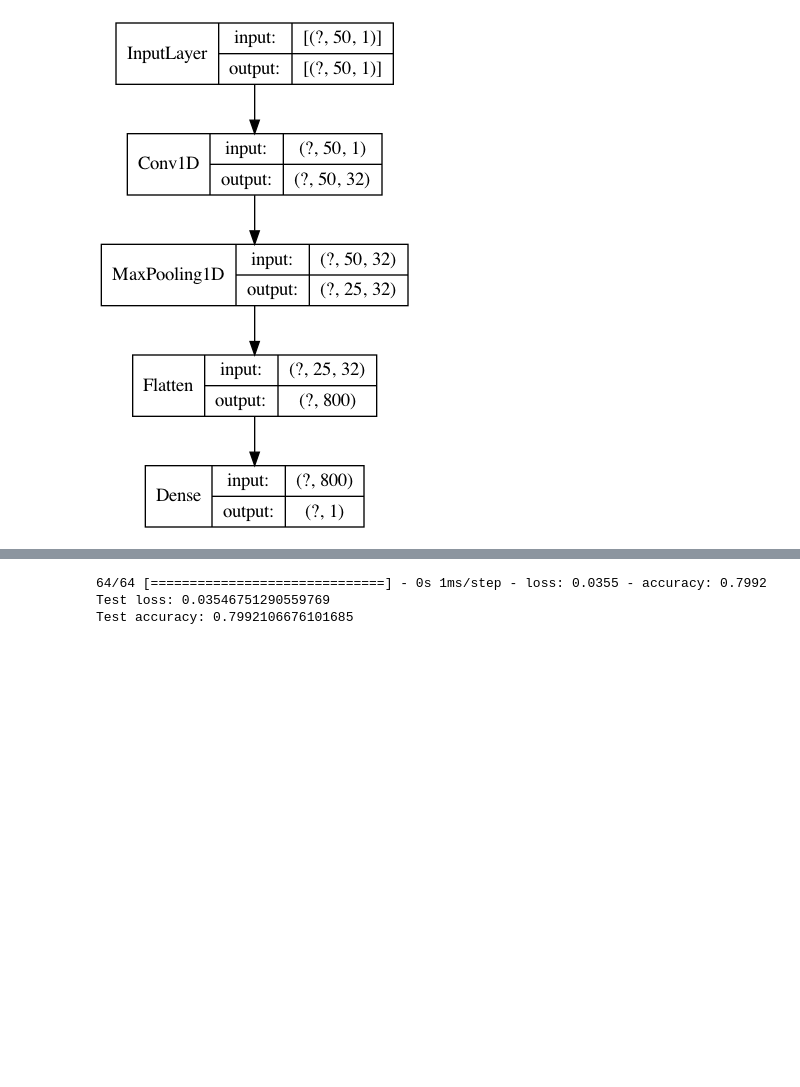
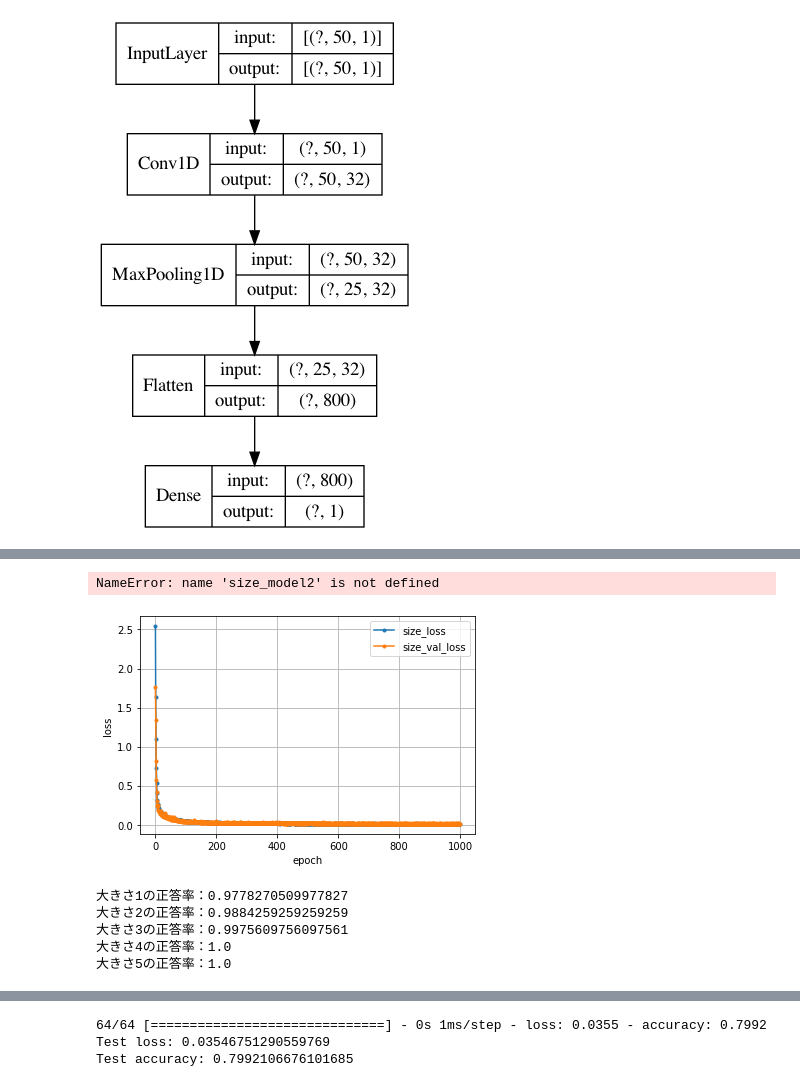
Before and after one commit to shirafuji/graduation_thesis, a Jupyter notebook: machine_learning/reverse_analysis.ipynb, the cells around one changed output, grey strips where cells are left out. Saved outputs shown, nothing was run; the diff lists cells and outputs as text; code cells hidden in the pictures; blank space fills up the shorter version.

```diff
--- a/machine_learning/reverse_analysis.ipynb
+++ b/machine_learning/reverse_analysis.ipynb
@@ -359,7 +425,7 @@ plot_model(position_model, show_shapes=True, show_layer_names=False)
 # %%
-# 学習(位置)
+# 学習(大きさ)
 epochs = 1000
 batch_size = 128
-position_history = position_model.fit(position_x_train, position_y_train, batch_size=batch_size, epochs=epochs, verbose=1, validation_data=(position_x_test, position_y_test))
+size_history2 = size_model2.fit(size_x_train, size_y_train, batch_size=batch_size, epochs=epochs, verbose=1, validation_data=(size_x_test, size_y_test))
 # %% [output]
 Epoch 1/1000
@@ -381,0 +448,73 @@ Epoch 1000/1000
+# %%
+predict = size_model2.predict(size_x_test)
+all_count = 0
+correct = 0
+for i in range(len(predict)):
+    all_count = all_count + 1
+    if (abs(predict[i]-size_y_test[i])<0.5):
+        correct = correct + 1
+print(correct/all_count)
+print(predict)
+# %% [output]
+NameError: name 'size_model2' is not defined
+# %%
+# 学習経過の可視化(大きさ)
+size_loss     = size_history2.history['loss']
+size_val_loss = size_history2.history['val_loss']
+
+nb_epoch = len(size_loss)
+plt.plot(range(nb_epoch), size_loss,     marker='.', label='size_loss')
+plt.plot(range(nb_epoch), size_val_loss, marker='.', label='size_val_loss')
+plt.legend(loc='best', fontsize=10)
+plt.grid()
+plt.xlabel('epoch')
+plt.ylabel('loss')
+plt.show()
+# %% [output]
+[figure, added]
+# %%
+#大きさごとの推定精度の確認
+size_predict = size_model2.predict(size_x_test)
+size_answer = size_y_test
+one_total = 0
+one_ok = 0
+two_total = 0
+two_ok = 0
+three_total = 0
+three_ok = 0
+four_total = 0
+four_ok = 0
+five_total = 0
+five_ok = 0
+for i in range(len(size_predict)):
+    if size_answer[i] == 1:
+        one_total = one_total + 1
+        if (abs(size_predict[i] - size_answer[i]) < 0.2):
+            one_ok = one_ok + 1
+    if size_answer[i] == 2:
+        two_total = two_total + 1
+        if (abs(size_predict[i] - size_answer[i]) < 0.4):
+            two_ok = two_ok + 1
+    if size_answer[i] == 3:
+        three_total = three_total + 1
+        if (abs(size_predict[i] - size_answer[i]) < 0.6):
+            three_ok = three_ok + 1
+    if size_answer[i] == 4:
+        four_total = four_total + 1
+        if (abs(size_predict[i] - size_answer[i]) < 0.8):
+            four_ok = four_ok + 1
+    if size_answer[i] == 5:
+        five_total = five_total + 1
+        if (abs(size_predict[i] - size_answer[i]) < 1):
+            five_ok = five_ok + 1
+print("大きさ1の正答率："+str(one_ok/one_total))
+print("大きさ2の正答率："+str(two_ok/two_total))
+print("大きさ3の正答率："+str(three_ok/three_total))
+print("大きさ4の正答率："+str(four_ok/four_total))
+print("大きさ5の正答率："+str(five_ok/five_total))
+# %% [output]
+大きさ1の正答率：0.9778270509977827
+大きさ2の正答率：0.9884259259259259
+大きさ3の正答率：0.9975609756097561
+大きさ4の正答率：1.0
+大きさ5の正答率：1.0
```
Also changed, not shown: parts of 24 cells of this notebook, 2 other files.
